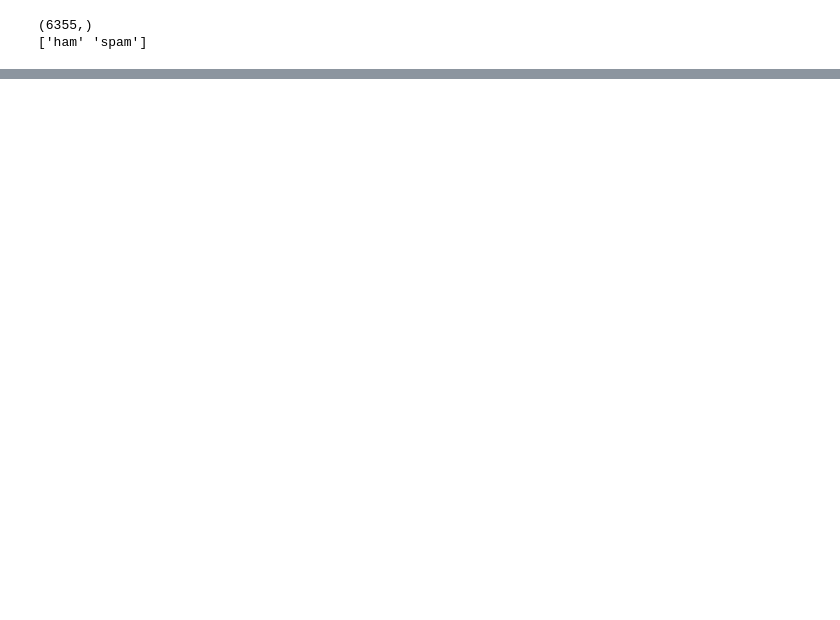
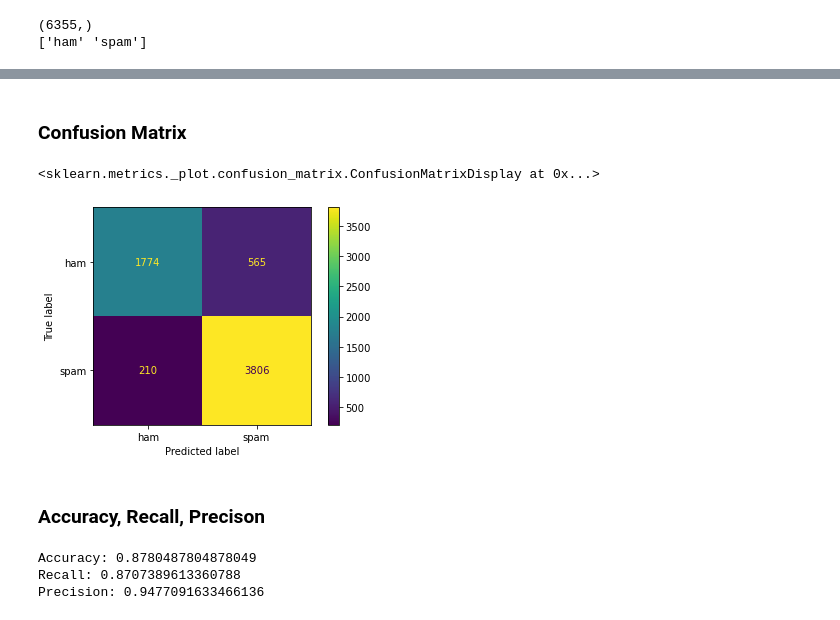
Before and after one commit to tylerfaulkner/cs4981_ml_productions, a Jupyter notebook: Lab1.ipynb, the cells around one changed output, grey strips where cells are left out. Saved outputs shown, nothing was run; the diff lists cells and outputs as text; code cells hidden in the pictures; blank space fills up the shorter version.

```diff
--- a/Lab1.ipynb
+++ b/Lab1.ipynb
@@ -83,0 +99,24 @@ plt.show()
+# %% [markdown]
+### Confusion Matrix
+# %%
+plot_confusion_matrix(logreg, X_val, y_val)
+# %% [output]
+<sklearn.metrics._plot.confusion_matrix.ConfusionMatrixDisplay at 0x...>
+[figure, added]
+# %% [markdown]
+### Accuracy, Recall, Precison
+# %%
+y_pred = logreg.predict(X_val)
+matrix = confusion_matrix(y_val, y_pred)
+tp = matrix[1][1]
+tn = matrix[0][0]
+fp = matrix[0][1]
+fn = matrix[1][0]
+
+print('Accuracy:', (tp+tn)/(tp+tn+fn+fp))
+print('Recall:', (tp)/(tp+fp))
+print('Precision:', (tp)/(tp+fn))
+# %% [output]
+Accuracy: 0.8780487804878049
+Recall: 0.8707389613360788
+Precision: 0.9477091633466136
```
Also changed, not shown: parts of 6 cells of this notebook.
